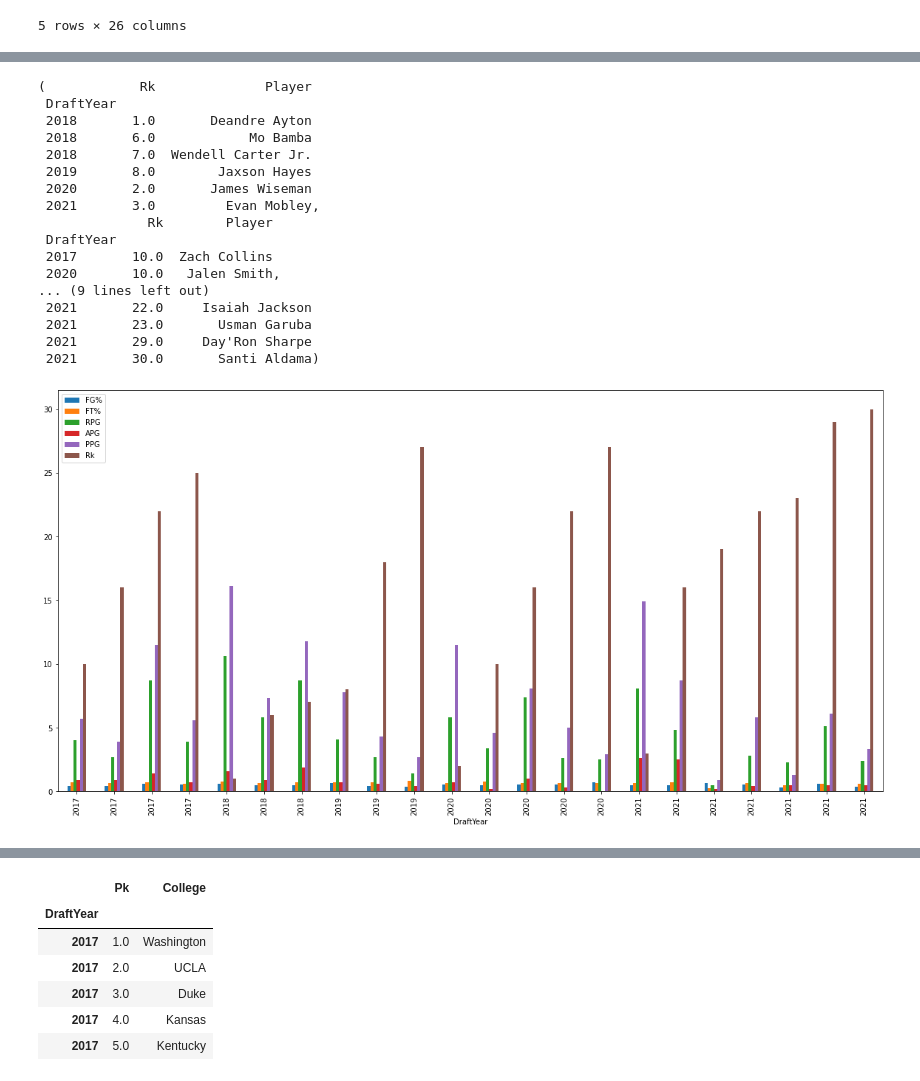
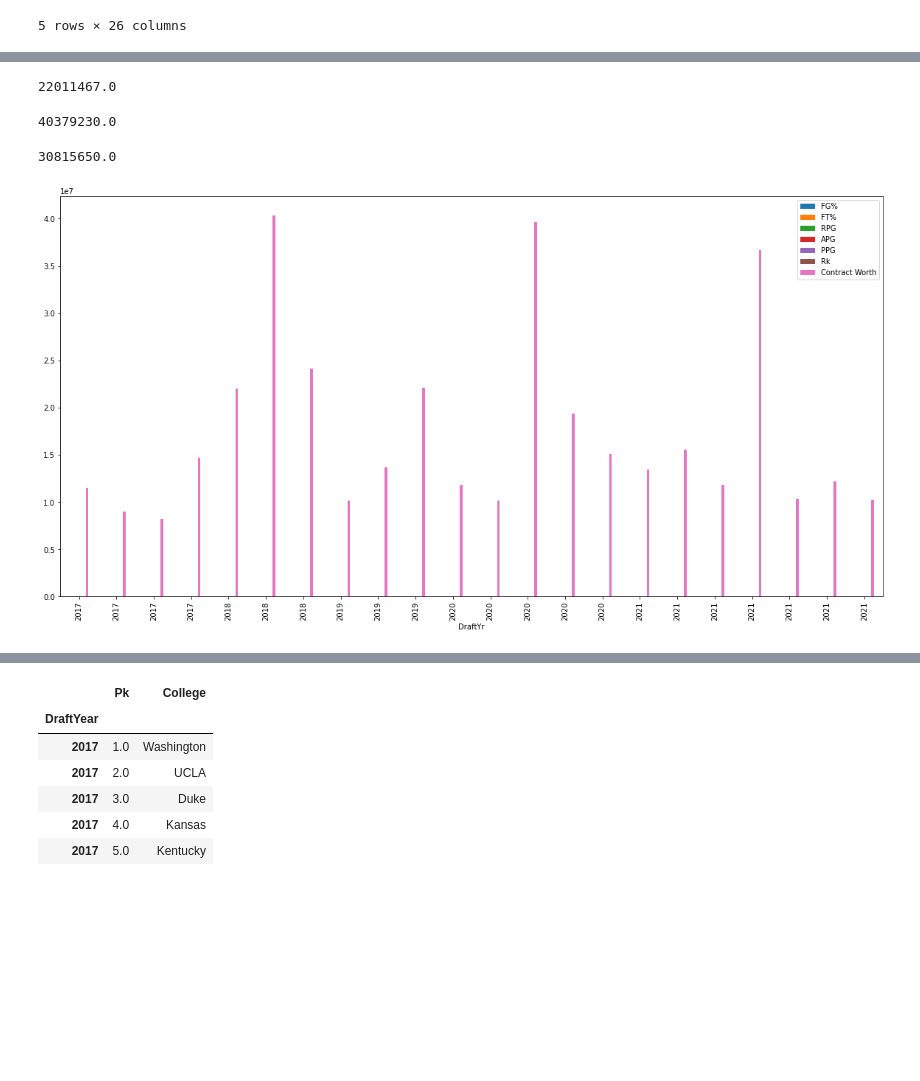
Before and after one commit to YanjunLin-Andrie/FanaticFi, a Jupyter notebook: FanaticFi-UPDATE.ipynb, the cells around one changed output, grey strips where cells are left out. Drawn from its saved outputs; the diff is of its cells as text; code cells hidden in the pictures; blank space fills up the shorter version.

```diff
--- a/FanaticFi-UPDATE.ipynb
+++ b/FanaticFi-UPDATE.ipynb
@@ -185,19 +185,19 @@ PG_75_df = PG_50 .loc[PG_50 ['Rk'] >16]
 
 
 # PPG,APG,FT heaviest
-SG_STATS_df = last_5_yrs_1_rnd_draft_df[['FG%','FT%','3P%','Pos','APG', 'PPG','Player','Rk']]
+SG_STATS_df = last_5_yrs_1_rnd_draft_df[['FG%','FT%','3P%','Pos','APG', 'PPG','Player','Rk','Contract Worth']]
 
 
 # PPG,RPG%,ASP%,
-SF_STATS_df = last_5_yrs_1_rnd_draft_df[['FG%','FT%','RPG','Pos','APG', 'PPG','Player','Rk']]
+SF_STATS_df = last_5_yrs_1_rnd_draft_df[['FG%','FT%','RPG','Pos','APG', 'PPG','Player','Rk','Contract Worth']]
 
 
 # PPG,RPG%,ASP%,
-PF_STATS_df = last_5_yrs_1_rnd_draft_df[['FG%','FT%','RPG','Pos','APG', 'PPG','Player','Rk']]
+PF_STATS_df = last_5_yrs_1_rnd_draft_df[['FG%','FT%','RPG','Pos','APG', 'PPG','Player','Rk','Contract Worth']]
 
 
 #PPG,RPG%,ASP%,
-C_STATS_df = last_5_yrs_1_rnd_draft_df[['FG%','FT%','RPG','Pos','APG','PPG','Player','Rk']]
+C_STATS_df = last_5_yrs_1_rnd_draft_df[['FG%','FT%','RPG','Pos','APG','PPG','Player','Rk','Contract Worth']]
 
 # -------------------------------------------------------------------------------------------------------------------
 
@@ -223,5 +223,18 @@ RANGE_PG_25 = PG_25_df[['Player','Contract Worth']]
 
 
 
-RANGE_PG_25 = numpy.set_printoptions(precision=8, suppress=True)
+RANGE_PG25_SS = RANGE_PG_25.describe()
+
+
+#
+PG_Range_min = RANGE_PG25_SS['Contract Worth'][3]
+
+PG_Range_max = RANGE_PG25_SS['Contract Worth'][7]
+
+PG_Range_avg = RANGE_PG25_SS['Contract Worth'][1]
+
+
+
+
+display(PG_Range_avg)
 # %% [output]
@@ -406,7 +433,7 @@ searchfor = ['C']
 
 
 #PPG,RPG%,ASP%,
-C_STATS_df = last_5_yrs_1_rnd_draft_df[['FG%','FT%','RPG','Pos','APG','PPG','Player','Rk']]
+
 
 C_heavy_df= C_STATS_df.loc[C_STATS_df['Pos'].str.contains('|'.join(searchfor))]
 
@@ -417,51 +444,56 @@ C_heavy_df.plot.bar(figsize=(20,10))
 # ---------------------------------------------------------------------------------------------
 
 
 
 C_25_df = C_heavy_df.loc[C_heavy_df['Rk'] <=8]
 
 C_50 = C_heavy_df.loc[C_heavy_df['Rk'] >8]
 
 C_50_df = C_50 .loc[C_50 ['Rk'] <16]
 
 C_75_df = C_50 .loc[C_50 ['Rk'] >16]
 
 # ---------------------------------------------------------------------------------------------
 
 # Visual
 
 
 
 
 
 
 
 _C_= C_25_df[['Rk','Player']],C_50_df[['Rk','Player']],C_75_df[['Rk','Player']].copy()
 
 
 _C_[0:3]
 
 
 # -------------------------------------------------------------------------------------------------------------------
+
+
+RANGE_C_25 = C_25_df[['Player','Contract Worth']]
+
+RANGE_C25_SS = RANGE_C_25.describe()
+
+
+C_Range_min = RANGE_C25_SS['Contract Worth'][3]
+
+C_Range_max = RANGE_C25_SS['Contract Worth'][7]
+
+C_Range_avg = RANGE_C25_SS['Contract Worth'][1]
+
+
+display(C_Range_min)
+
+display(C_Range_max)
+
+display(C_Range_avg)
 # %% [output]
-(            Rk              Player
- DraftYear
- 2018       1.0       Deandre Ayton
- 2018       6.0            Mo Bamba
- 2018       7.0  Wendell Carter Jr.
- 2019       8.0        Jaxson Hayes
- 2020       2.0       James Wiseman
- 2021       3.0         Evan Mobley,
-              Rk        Player
- DraftYear
- 2017       10.0  Zach Collins
- 2020       10.0   Jalen Smith,
-... (9 lines left out)
- 2021       22.0     Isaiah Jackson
- 2021       23.0       Usman Garuba
- 2021       29.0     Day'Ron Sharpe
- 2021       30.0       Santi Aldama)
+22011467.0
+40379230.0
+30815650.0
-[figure, old version]
+[figure, new version]
 # %%
 # Confirming visual from bar chart
 C_heavy_df.quantile()
```
Also changed, not shown: parts of 5 cells of this notebook.
